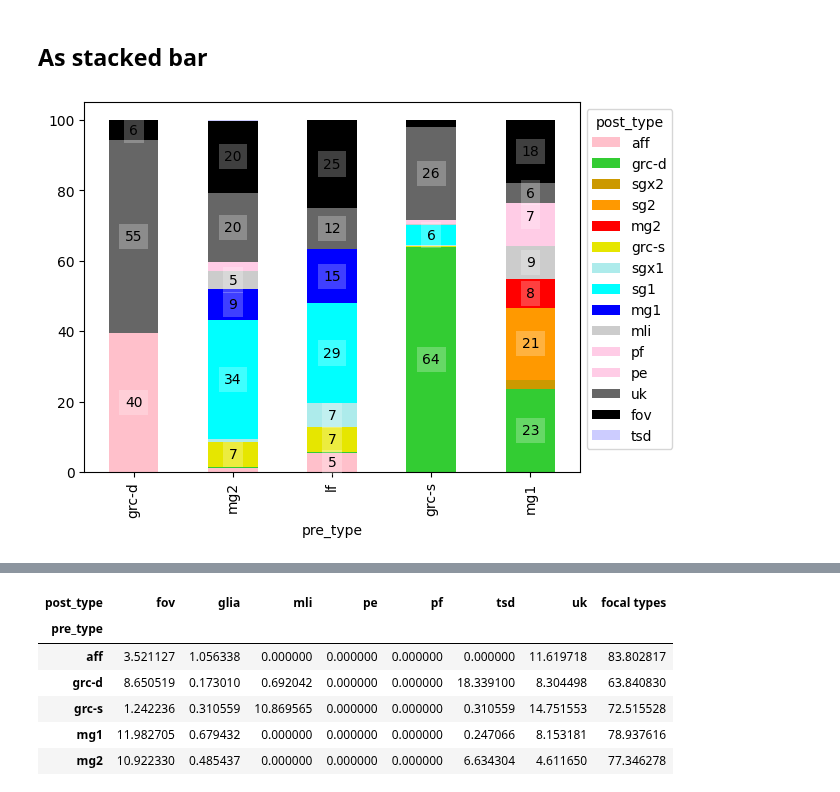
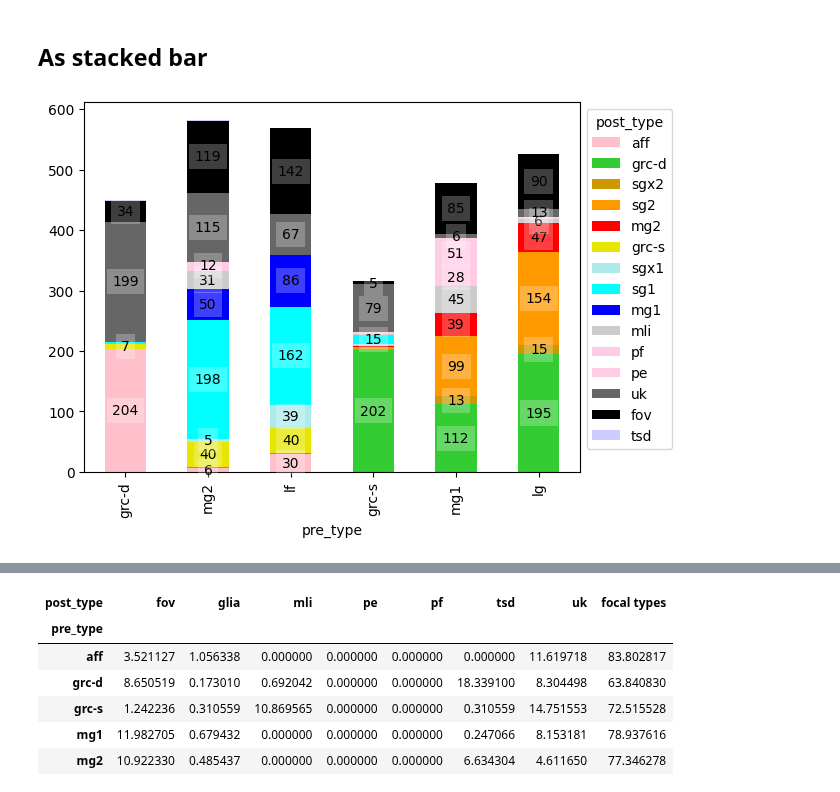
Before and after one commit to neurologic/eCREST, a Jupyter notebook: Connectivity.ipynb, the cells around one changed output, grey strips where cells are left out. Drawn from its saved outputs; the diff is of its cells as text; code cells hidden in the pictures.

```diff
--- a/Connectivity.ipynb
+++ b/Connectivity.ipynb
@@ -743,8 +746,8 @@ df_edges = df_edges[df_edges['pre'].isin([int(id_) for id_ in df_progress[(df_pr
 
 
 # Filter by completeness of synaptic reconstructions
-df_edges_completed = df_edges[df_edges['pre'].isin([int(id_) for id_ in df_progress[df_progress['completed']>0.9]['id'].values])]
-df_edges = pd.concat([df_edges_completed,df_edges[df_edges['pre_type'].isin(['aff'])]])
+df_edges_completed = df_edges[df_edges['pre'].isin([int(id_) for id_ in df_progress[df_progress['completed']>0.95]['id'].values])]
+# df_edges = pd.concat([df_edges_completed,df_edges[df_edges['pre_type'].isin(['aff'])]])
 
 
 # if syn=='post-synaptic':
@@ -1011,36 +1014,36 @@ syn_colors = {
 # %%
 res = df_edges.groupby(['pre_type','post_type'])[['weight']].sum(numeric_only=True)#.reset_index()
 syn_total = res.groupby('pre_type')['weight'].sum()
 n_pre = df_edges.groupby(['pre_type'])['pre'].nunique()#.reset_index()['pre']
 n_post = df_edges.groupby(['pre_type'])['post'].nunique()#.reset_index()['pre']
 
 res.loc[:,'weight_norm'] = res.weight / syn_total *100
 
-matrix_normalized = res.reset_index().pivot(index='pre_type', columns='post_type', values='weight_norm').fillna(0)
+matrix_normalized = res.reset_index().pivot(index='pre_type', columns='post_type', values='weight').fillna(0) #weight_norm
 
 
 if syn == 'post-synaptic':
     order_pre = ['grc-d','sg2','mg2','aff','grc-s','sg1','mg1','mli','pf','pe','tsd']#,'dml']#,'dml'] #['grc-d','sg2','mg2','lf','grc-s','sg1','mg1','lg','dml']
     order_post = ['grc-d','sgx2','sg2','mg2','lf','grc-s','sgx1','sg1','mg1','lg','mli','pf','pe','tsd','uk','fov','glia']
 if syn == 'pre-synaptic':
-    order_pre = ['grc-d','mg2','lf','grc-s','mg1']#,'dml'] #['grc-d','sg2','mg2','lf','grc-s','sg1','mg1','lg','dml']
+    order_pre = ['grc-d','mg2','lf','grc-s','mg1','lg']#,'dml'] #['grc-d','sg2','mg2','lf','grc-s','sg1','mg1','lg','dml']
     order_post = ['aff','grc-d','sgx2','sg2','mg2','grc-s','sgx1','sg1','mg1','mli','pf','pe','uk','fov','tsd']
 
 ax = matrix_normalized.loc[order_pre,order_post].plot.bar(stacked=True,color = syn_colors)
 
 for p in ax.patches:
     width, height = p.get_width(), p.get_height()
     x, y = p.get_xy()
     if height >= 5:
         t = ax.text(x+width/2,
                 y+height/2,
                 f'{height:.0f}',
                 horizontalalignment='center',
                 verticalalignment='center')
         t.set_bbox(dict(facecolor='white', alpha=0.25, edgecolor = 'None'))
 sns.move_legend(ax, "upper right", bbox_to_anchor=(1.2, 1))
 # %% [output]
-[figure, old version]
+[figure, new version]
 # %%
 matrix_normalized
 # %% [output]
```
Also changed, not shown: parts of 10 cells of this notebook, 3 other files.
